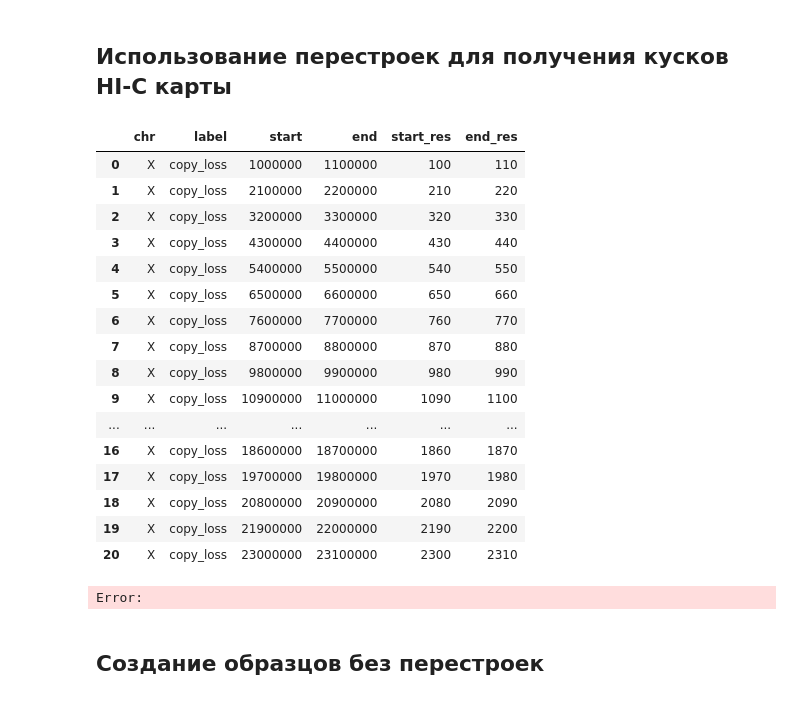
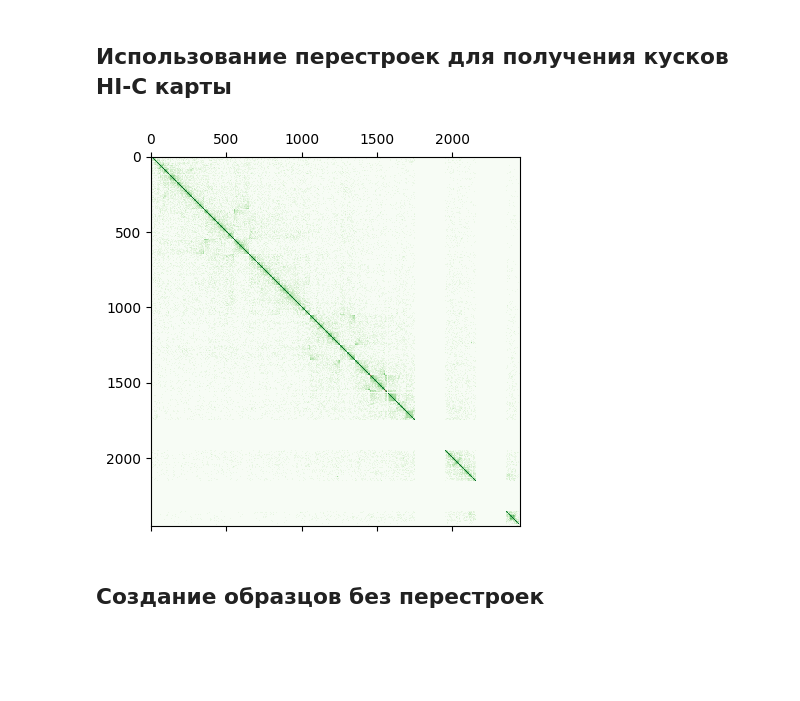
Before and after one commit to Dv1t/HICT_Patterns, a Jupyter notebook: notebooks/sample_generator.ipynb, the cells around one changed output. Drawn from its saved outputs; the diff is of its cells as text; code cells hidden in the pictures; blank space fills up the shorter version.

```diff
--- a/notebooks/sample_generator.ipynb
+++ b/notebooks/sample_generator.ipynb
@@ -206,49 +216,33 @@ with open(f'{local_path}/data/arab/deletions_1M.fasta', mode='w') as output:
 # %% [markdown]
 ## Использование перестроек для получения кусков HI-C карты
 # %%
+from hict.patterns.help_functions import get_chromosome_coords, get_genome_coords
+
 resolution = 10000
-chr = 'X'
-c = cooler.Cooler(f'{local_path}data/arab/ARAB_del_4DN.mcool::/resolutions/{resolution}')
-mat_balanced = c.matrix(balance=False).fetch(chr)
+chr = '2L'
+c = cooler.Cooler(f'{local_path}data/fly/Drosophila_SV_4DN.mcool::/resolutions/{resolution}')
+mat_balanced = c.matrix(balance=False)[:]
 
 #matrix = MatrixVisualise.log_matrix(MatrixVisualise.calculate_diag_means(mat_balanced, scf_desc,scf_desc),addition=0,remove_zeros=False)
-matrix = np.log2(mat_balanced)
-trans = pd.read_csv(f'{local_path}data/arab/deletions_1M.csv')
+matrix = np.log2(mat_balanced+1)
+trans = pd.read_csv(f'{local_path}data/fly/sv.csv')
 trans = trans[trans.chr == chr]
 trans['start_res'] = trans.start // resolution
 trans['end_res'] = trans.end // resolution
-trans
+
+
+
+fig = plt.figure()
+ax = fig.add_subplot(111)
+#im = ax.matshow(np.log10(calculate_diag_means(mat_balanced)), cmap='Greens')
+im = ax.matshow(matrix, cmap='Greens')
+plt.scatter(trans.start_res, trans.end_res,s=0.1, c='#E9967A')
+
+plt.scatter(trans.end_res, trans.end_res,s=0.1, c='#E9967A')
+
+plt.savefig('trans.png', dpi=1000)
 # %% [output]
-|  | chr | label | start | end | start_res | end_res |
-| 0 | X | copy_loss | 1000000 | 1100000 | 100 | 110 |
-| 1 | X | copy_loss | 2100000 | 2200000 | 210 | 220 |
-| 2 | X | copy_loss | 3200000 | 3300000 | 320 | 330 |
-| 3 | X | copy_loss | 4300000 | 4400000 | 430 | 440 |
-| 4 | X | copy_loss | 5400000 | 5500000 | 540 | 550 |
-| 5 | X | copy_loss | 6500000 | 6600000 | 650 | 660 |
-| 6 | X | copy_loss | 7600000 | 7700000 | 760 | 770 |
-| 7 | X | copy_loss | 8700000 | 8800000 | 870 | 880 |
-| 8 | X | copy_loss | 9800000 | 9900000 | 980 | 990 |
-| 9 | X | copy_loss | 10900000 | 11000000 | 1090 | 1100 |
-| ... | ... | ... | ... | ... | ... | ... |
-| 16 | X | copy_loss | 18600000 | 18700000 | 1860 | 1870 |
-| 17 | X | copy_loss | 19700000 | 19800000 | 1970 | 1980 |
-| 18 | X | copy_loss | 20800000 | 20900000 | 2080 | 2090 |
-| 19 | X | copy_loss | 21900000 | 22000000 | 2190 | 2200 |
-| 20 | X | copy_loss | 23000000 | 23100000 | 2300 | 2310 |
+[figure, added]
-# %%
-fig = plt.figure()
-ax = fig.add_subplot(111)
-#im = ax.matshow(np.log10(calculate_diag_means(mat_balanced)), cmap='Greens')
-im = ax.matshow(matrix, cmap='Greens')
-
-#plt.scatter(trans.start_res, trans.start_res,s=0.1, c='#E9967A')
-#plt.scatter(trans.end_res, trans.end_res,s=0.1, c='#E9967A')
-
-
-#plt.savefig('trans.png', dpi=1000)
-# %% [output]
-Error:
 # %%
 max_value = np.max(matrix)
 min_value = np.min(matrix)
```
Also changed, not shown: parts of 11 cells of this notebook, 9 other files.
